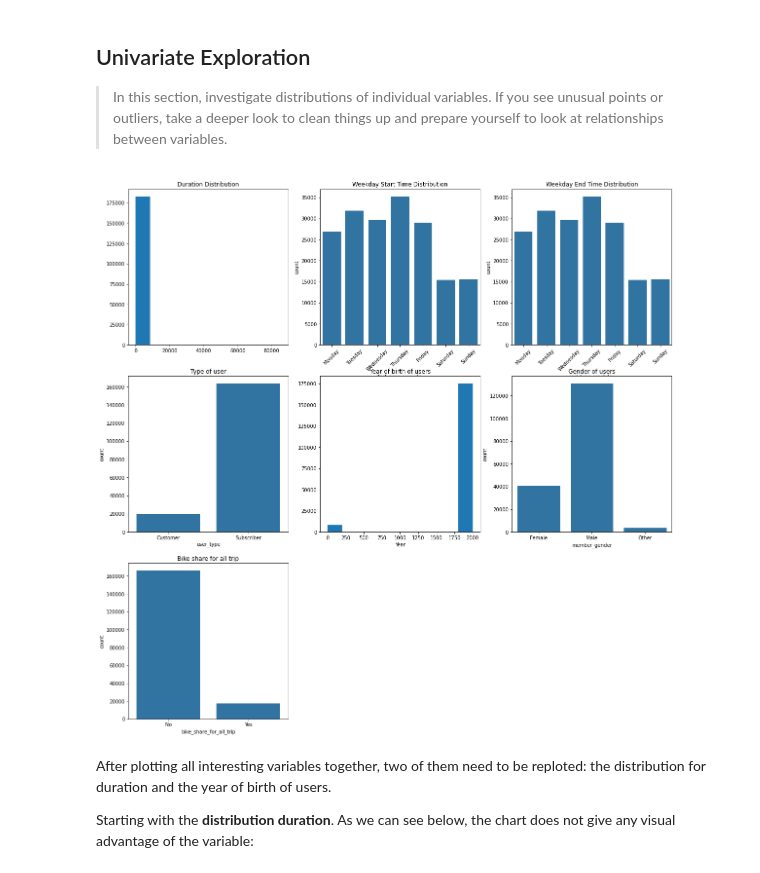
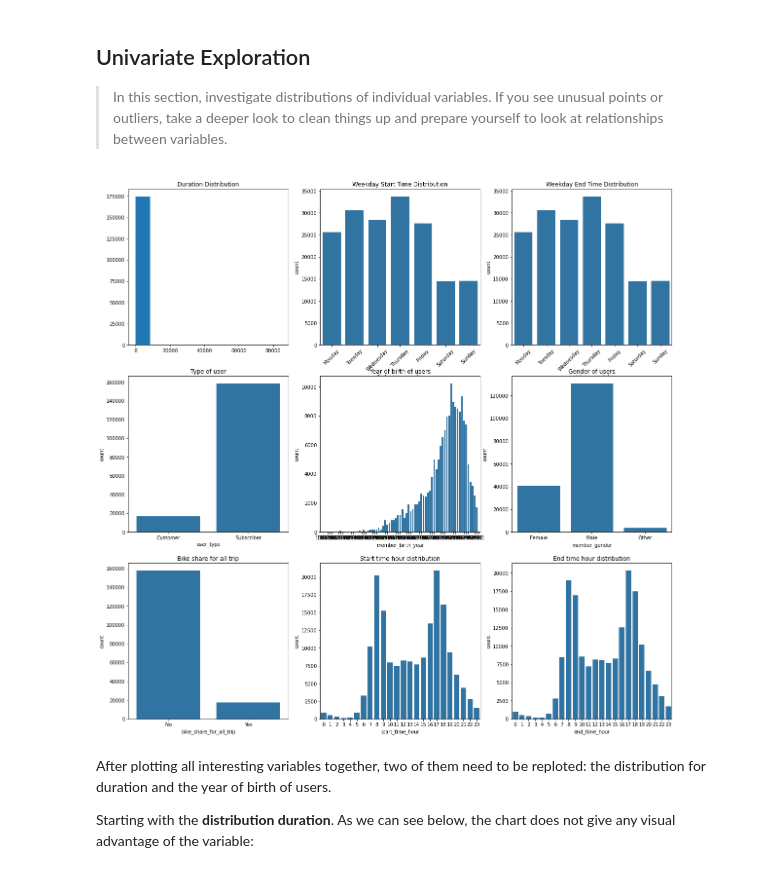
Before and after one commit to aingelmo/aingelmo.github.io, a Jupyter notebook: Project_5_Communicate-Data-Findings/exploration_template.ipynb, the cells around one changed output. Cells and saved outputs as stored; diff of their text form; code cells hidden in the pictures.

```diff
--- a/Project_5_Communicate-Data-Findings/exploration_template.ipynb
+++ b/Project_5_Communicate-Data-Findings/exploration_template.ipynb
@@ -80,14 +80,16 @@ The data needs some cleaning to convert the variables into its correct type. But
 #Create a copy of the original
 ford_clean = ford.copy()
 
+#Drop missing values
+ford_clean.dropna(inplace=True)
 
 #Convert to date/time
 ford_clean["start_time"] = pd.to_datetime(ford_clean["start_time"])
 ford_clean["end_time"] = pd.to_datetime(ford_clean["end_time"])
 
 #Divide date/time variables in order to plot it correctly
-ford_clean["start_time_hour"] = pd.DatetimeIndex(ford_clean["start_time"]).hour
-ford_clean["end_time_hour"] = pd.DatetimeIndex(ford_clean["end_time"]).hour
+ford_clean["start_time_hour"] = pd.DatetimeIndex(ford_clean["start_time"]).hour.astype("category")
+ford_clean["end_time_hour"] = pd.DatetimeIndex(ford_clean["end_time"]).hour.astype("category")
 
 #Get day of the week for the start an end time.
 ford_clean["start_time_weekday"] = ford_clean["start_time"].dt.dayofweek
@@ -105,8 +107,8 @@ to_clean = ["start_station_id", "end_station_id", "bike_id"]
 for i in to_clean:
     ford_clean[i] = ford_clean[i].fillna(0).astype(int).astype(str)
 
-#Convert year of birth to int
-ford_clean["member_birth_year"] = ford_clean["member_birth_year"].fillna(0).astype(int)
+#Convert year of birth to category
+ford_clean["member_birth_year"] = ford_clean["member_birth_year"].astype(int).astype("category")
 
 #Convert to categorical values
 ford_clean["member_gender"] = ford_clean["member_gender"].astype("category")
@@ -167,37 +169,46 @@ plt.title("Duration Distribution");
 #Weekday start plot
 plt.subplot(3,3,2)
 sb.countplot(data=ford_clean, x="start_time_weekday", order=week_order, color=base_color)
 plt.xticks(rotation=45)
 plt.title("Weekday Start Time Distribution");
 
 #Weekday end plot
 plt.subplot(3,3,3)
 sb.countplot(data=ford_clean, x="end_time_weekday", order=week_order, color=base_color)
 plt.xticks(rotation=45)
 plt.title("Weekday End Time Distribution");
 
 #User type plot
 plt.subplot(3,3,4)
 sb.countplot(data=ford_clean, x="user_type", color=base_color)
 plt.title("Type of user");
 
 #Year of birth plot
 plt.subplot(3,3,5)
-plt.hist(ford_clean["member_birth_year"])
-plt.title("Year of birth of users")
-plt.xlabel("Year");
+sb.countplot(data=ford_clean, x="member_birth_year", color=base_color)
+plt.title("Year of birth of users");
 
 #Gender of member plot
 plt.subplot(3,3,6)
 sb.countplot(data=ford_clean, x="member_gender", color=base_color)
 plt.title("Gender of users");
 
 #Bike sharing plot
 plt.subplot(3,3,7)
 sb.countplot(data=ford_clean, x="bike_share_for_all_trip", color=base_color)
 plt.title("Bike share for all trip");
+
+#Busiest hours distribution
+plt.subplot(3,3,8)
+sb.countplot(data=ford_clean, x="start_time_hour", color=base_color)
+plt.title("Start time hour distribution");
+
+#Busiest hours distribution
+plt.subplot(3,3,9)
+sb.countplot(data=ford_clean, x="end_time_hour", color=base_color)
+plt.title("End time hour distribution");
 # %% [output]
-[figure, old version]
+[figure, new version]
 # %% [markdown]
 After plotting all interesting variables together, two of them need to be reploted: the distribution for duration and the year of birth of users.
 
```
Also changed, not shown: parts of 14 cells of this notebook.
